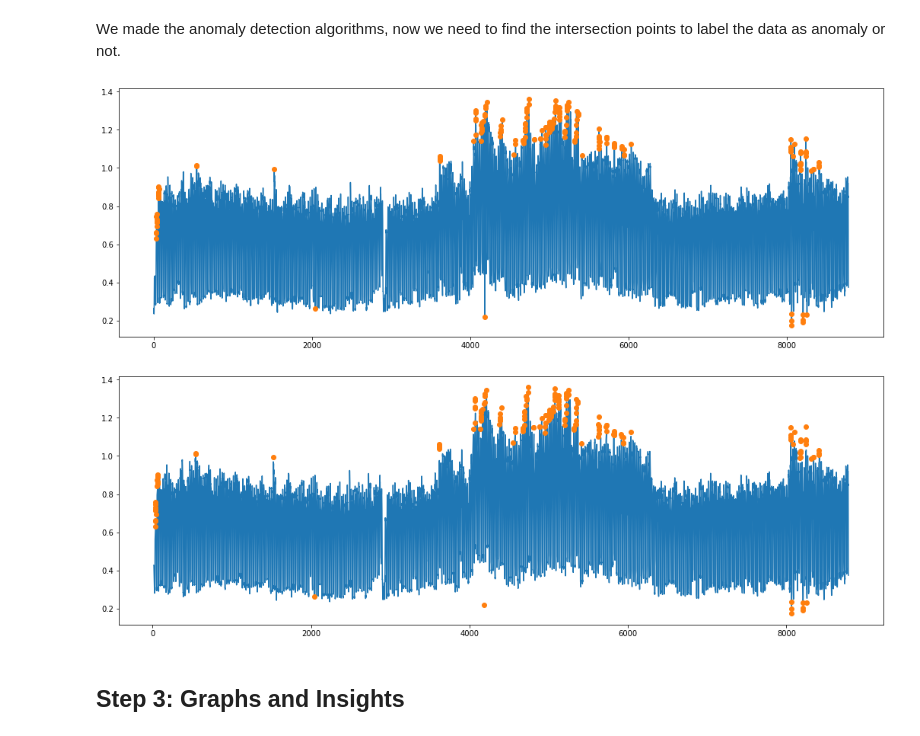
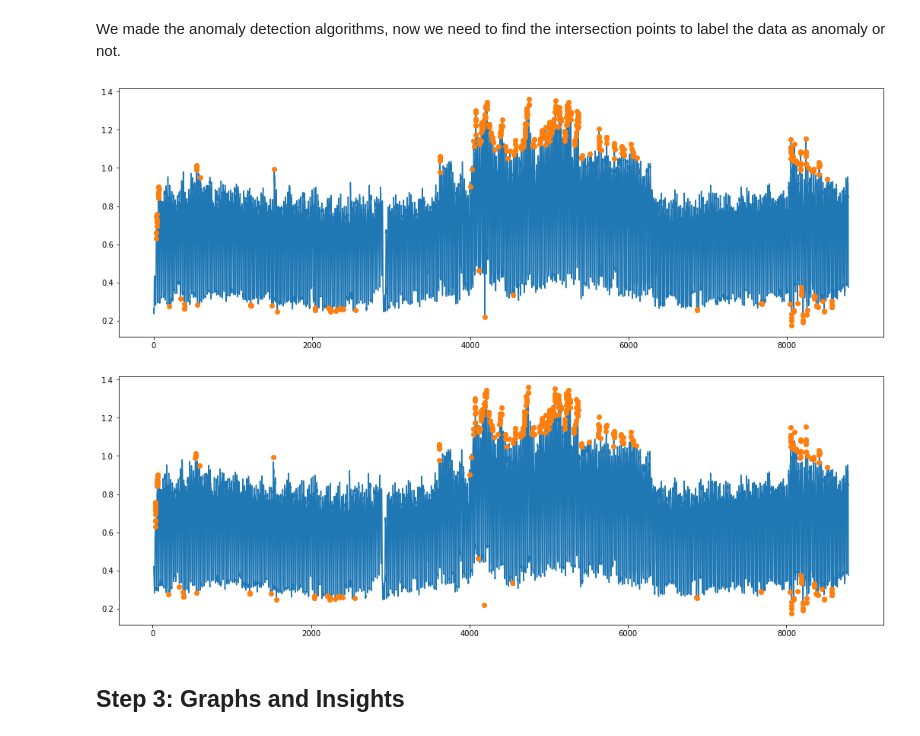
Before and after one commit to AliErenAkkoyun/full-data-science-project, a Jupyter notebook: Untitled.ipynb, the cells around one changed output. Saved outputs shown, nothing was run; the diff lists cells and outputs as text; code cells hidden in the pictures.

```diff
--- a/Untitled.ipynb
+++ b/Untitled.ipynb
@@ -368,22 +385,22 @@ We made the anomaly detection algorithms, now we need to find the intersection p
 # %%
 combined_anomaly = energy_data["consumption"][
     ((z_score > 1.1) | (z_score < -1.5)) &
-    ((rolling_mad_z_score > 1) | (rolling_mad_z_score < -2.5)) &
+    ((rolling_mad_z_score > 0.9) | (rolling_mad_z_score < -2.2)) &
     (isolation_forest_score == -1) &
     (labels == -1)
 ]
 
 plt.figure(figsize=(18,6))
 plt.plot(energy_data["consumption"])
 plt.plot(combined_anomaly,"o")
 
 plt.show()
 # %% [output]
-[figure, old version]
+[figure, new version]
 # %%
 clean_dataset = energy_data["consumption"][
     (( -1.5 <= z_score) & (z_score <= 1.1) ) |
-    ((-2.5 <= rolling_mad_z_score) & (rolling_mad_z_score <= 1)) |
+    ((-2.2 <= rolling_mad_z_score) & (rolling_mad_z_score <= 0.9)) |
     (isolation_forest_score != -1) |
     (labels != -1)
 ]
@@ -394,6 +411,6 @@ plt.plot(combined_anomaly,"o")
 
 plt.show()
 # %% [output]
-[figure, old version]
+[figure, new version]
 # %% [markdown]
 ## Step 3: Graphs and Insights
```
Also changed, not shown: parts of 6 cells of this notebook.
